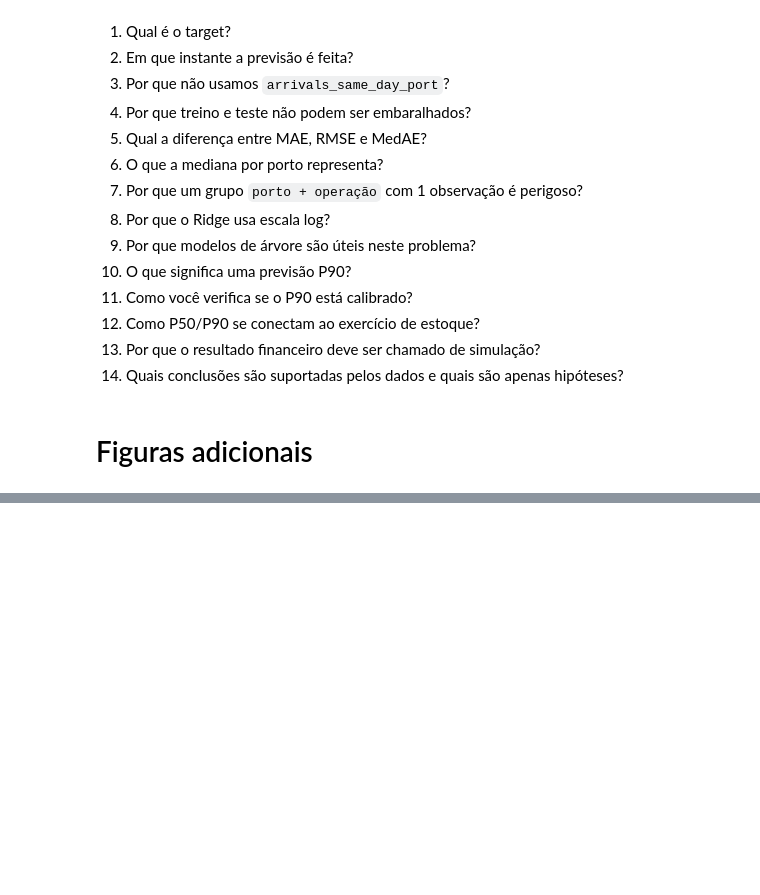
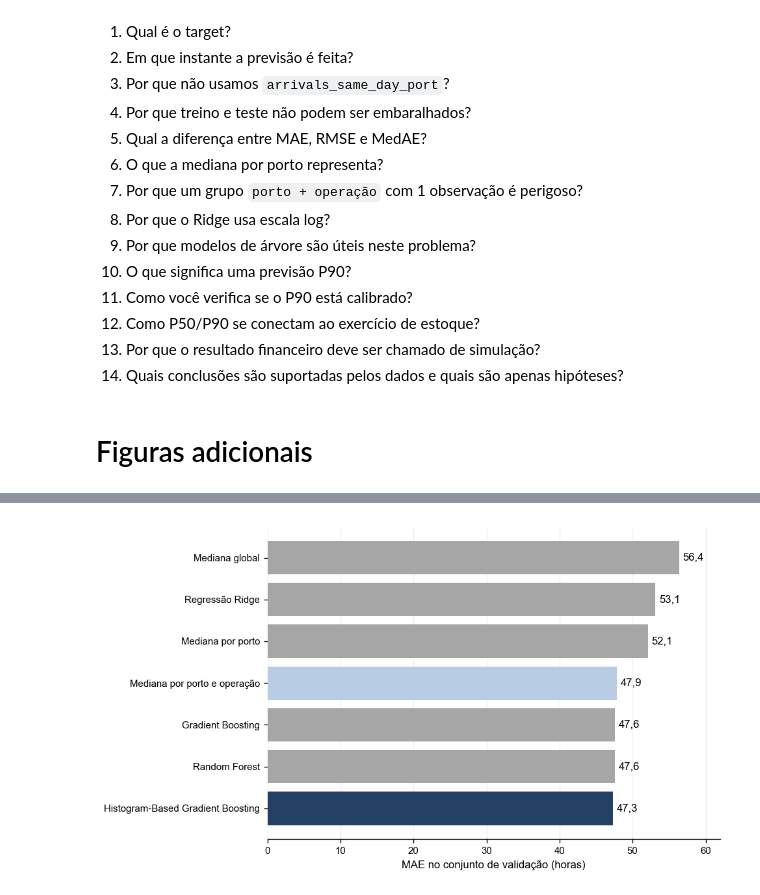
Before and after one commit to tiagoalberione/port_leadtime_prediction, a Jupyter notebook: notebooks/modeling_step_by_step.ipynb, the cells around one changed output, grey strips where cells are left out. Drawn from its saved outputs; the diff is of its cells as text; code cells hidden in the pictures; blank space fills up the shorter version.

```diff
--- a/notebooks/modeling_step_by_step.ipynb
+++ b/notebooks/modeling_step_by_step.ipynb
@@ -7812,0 +7964,65 @@ plt.show()
+# %%
+modelos = [
+    "Mediana global",
+    "Regressão Ridge",
+    "Mediana por porto",
+    "Mediana por porto e operação",
+    "Gradient Boosting",
+    "Random Forest",
+    "Histogram-Based Gradient Boosting",
+]
+
+mae = [
+    56.3633,
+    53.1205,
+    52.1019,
+    47.8641,
+    47.6074,
+    47.5885,
+    47.3037,
+]
+
+# Ordenar do maior para o menor erro
+ordem = np.argsort(mae)[::-1]
+
+modelos_plot = np.array(modelos)[ordem]
+mae_plot = np.array(mae)[ordem]
+
+fig, ax = plt.subplots(figsize=(8.2, 4.7))
+
+cores = [
+    AZUL_ESCURO if modelo == "Histogram-Based Gradient Boosting"
+    else AZUL_CLARO if modelo == "Mediana por porto e operação"
+    else CINZA
+    for modelo in modelos_plot
+]
+
+bars = ax.barh(modelos_plot, mae_plot, color=cores)
+
+ax.invert_yaxis()
+
+ax.set_xlabel("MAE no conjunto de validação (horas)")
+ax.set_xlim(0, 62)
+
+ax.spines["top"].set_visible(False)
+ax.spines["right"].set_visible(False)
+ax.spines["left"].set_visible(False)
+
+ax.grid(axis="x", alpha=0.20)
+ax.set_axisbelow(True)
+
+# Valores ao lado das barras
+for bar, valor in zip(bars, mae_plot):
+    ax.text(
+        valor + 0.5,
+        bar.get_y() + bar.get_height() / 2,
+        f"{valor:.1f}".replace(".", ","),
+        va="center"
+    )
+
+finalizar_grafico(
+    fig,
+    "comparacao_mae_modelos_pontuais.png"
+)
+# %% [output]
+[figure, added]
```
Also changed, not shown: parts of 23 cells of this notebook.
